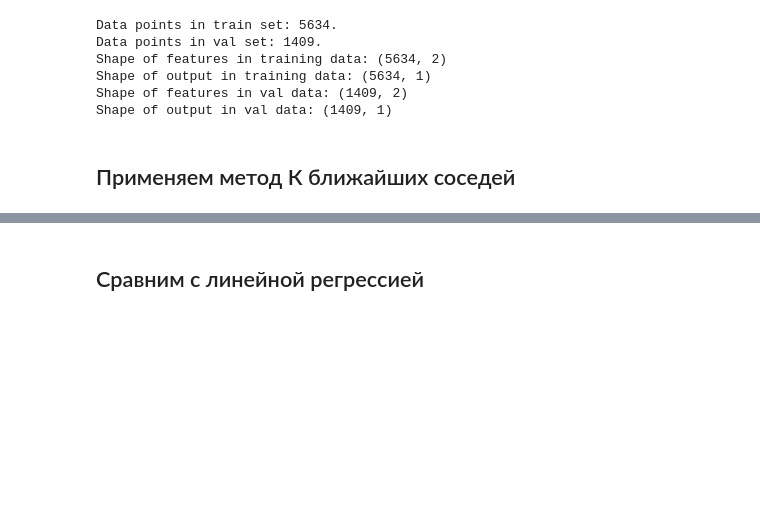
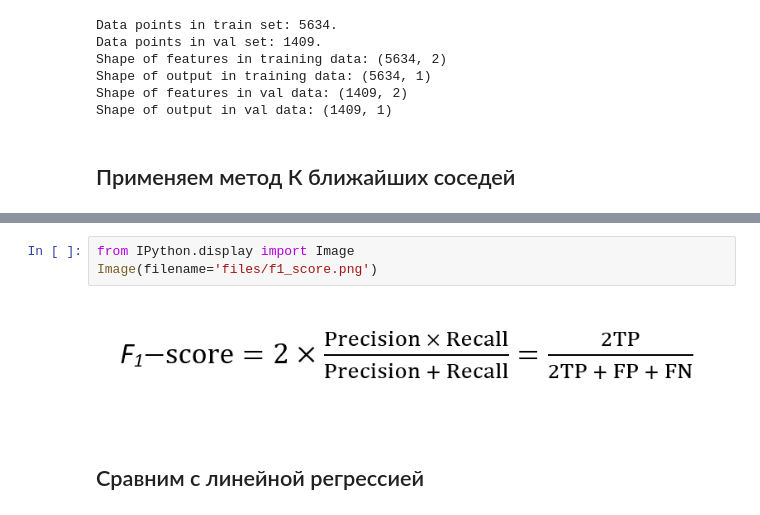
Before and after one commit to Svito-zar/ML_Tutorial_For_Robot_Dreams, a Jupyter notebook: In_class/practice-2-knn.ipynb, the cells around one changed output, grey strips where cells are left out. Drawn from its saved outputs; the diff is of its cells as text; blank space fills up the shorter version.

```diff
--- a/In_class/practice-2-knn.ipynb
+++ b/In_class/practice-2-knn.ipynb
@@ -206,3 +212,8 @@ F1 score:  0.54858934169279
+# %%
+from IPython.display import Image
+Image(filename='files/f1_score.png')
+# %% [output]
+[figure, added]
 # %% [markdown]
 ## Сравним с линейной регрессией
 # %%
```
Also changed, not shown: parts of 8 cells of this notebook.
